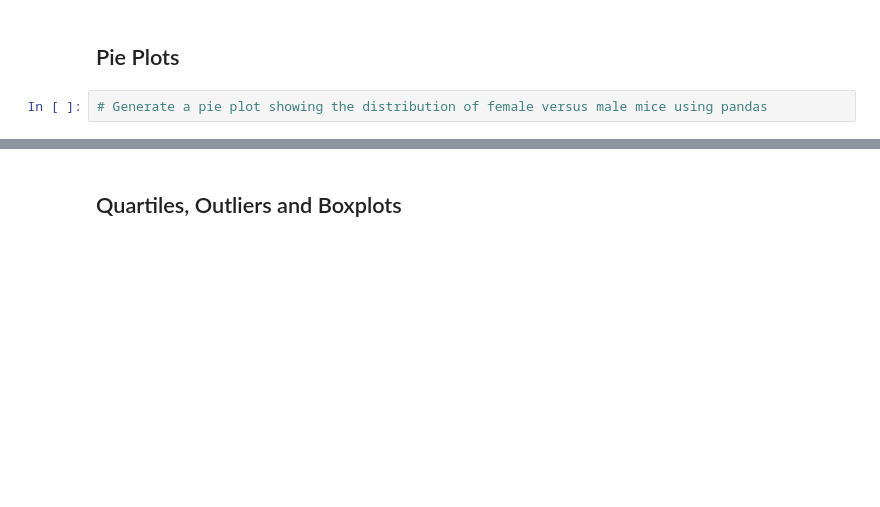
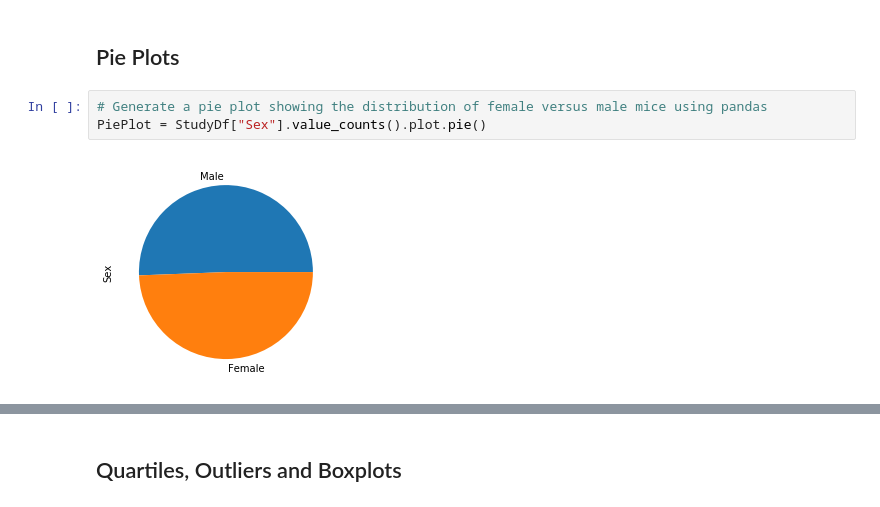
Before and after one commit to RussCob/Python-Matplotlib-Project-The-Power-of-Plots, a Jupyter notebook: Pymaceuticals/pymaceuticals_starter.ipynb, the cells around one changed output, grey strips where cells are left out. Cells and saved outputs as stored; diff of their text form; blank space fills up the shorter version.

```diff
--- a/Pymaceuticals/pymaceuticals_starter.ipynb
+++ b/Pymaceuticals/pymaceuticals_starter.ipynb
@@ -146,5 +147,8 @@ Bar_plot = Data.plot(kind="bar", figsize=(10,5))
 ## Pie Plots
 # %%
 # Generate a pie plot showing the distribution of female versus male mice using pandas
+PiePlot = StudyDf["Sex"].value_counts().plot.pie()
+# %% [output]
+[figure, added]
 # %%
 # Generate a pie plot showing the distribution of female versus male mice using pyplot
```
Also changed, not shown: parts of 16 cells of this notebook.
